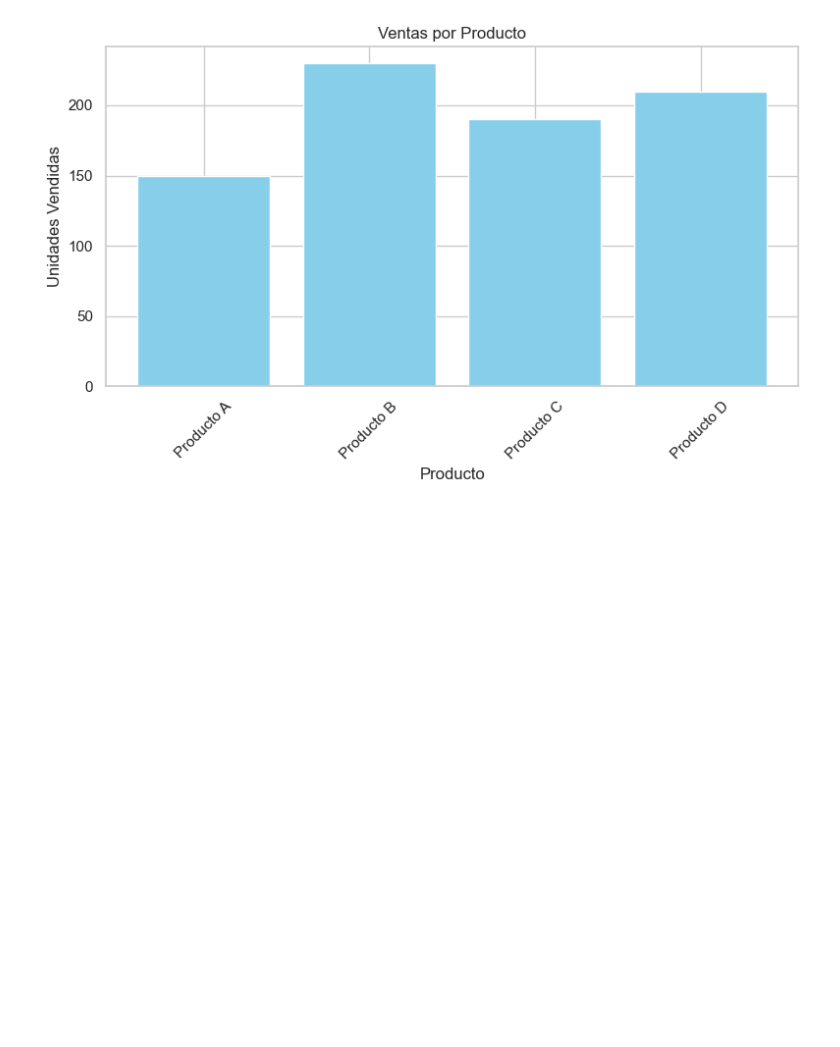
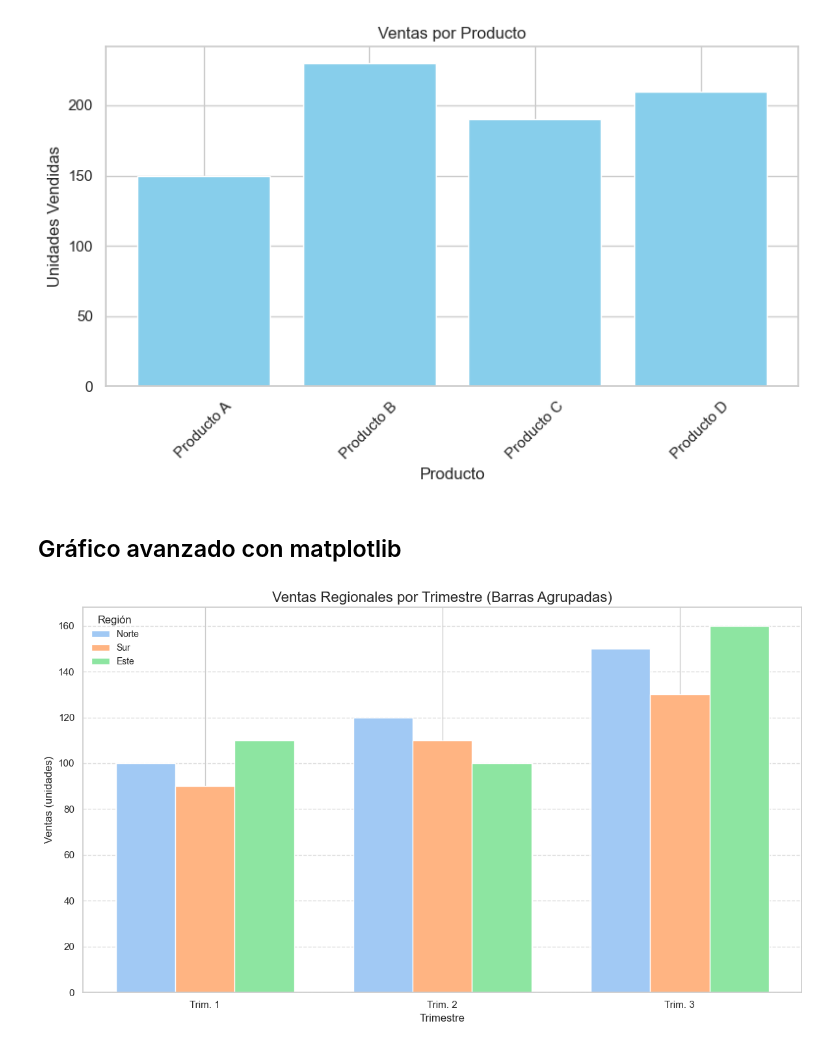
Before and after one commit to dennysrojas/programacion_estadistica, a Jupyter notebook: graficos.ipynb, the cells around one changed output. Saved outputs shown, nothing was run; the diff lists cells and outputs as text; code cells hidden in the pictures; blank space fills up the shorter version.

Commit message:
fix: Se agregan ejemplos

```diff
--- a/graficos.ipynb
+++ b/graficos.ipynb
@@ -249,3 +249,48 @@ plt.tight_layout()
 plt.show()
 # %% [output]
 [figure]
+# %% [markdown]
+## Gráfico avanzado con matplotlib
+# %%
+# --- Datos de Ejemplo (Array 2D de NumPy) ---
+# Filas: Regiones (Norte, Sur, Este)
+# Columnas: Ventas por Trimestre (T1, T2, T3)
+ventas_regionales_2d = np.array([
+    [100, 120, 150], # Región Norte: T1, T2, T3
+    [90, 110, 130],  # Región Sur: T1, T2, T3
+    [110, 100, 160]  # Región Este: T1, T2, T3
+])
+
+n_regiones = ventas_regionales_2d.shape[0]
+n_trimestres = ventas_regionales_2d.shape[1]
+
+etiquetas_regiones = ['Norte', 'Sur', 'Este']
+etiquetas_trimestres = ['Trim. 1', 'Trim. 2', 'Trim. 3']
+
+# --- Creación del Gráfico con API Orientada a Objetos ---
+fig, ax = plt.subplots(figsize=(12, 7))
+
+ancho_barra = 0.25 # Ancho de cada barra individual
+indices = np.arange(n_trimestres) # Posiciones para los grupos de barras (0, 1, 2)
+
+# --- Graficar barras para cada región ---
+for i in range(n_regiones):
+    posiciones_barras = indices + (i - (n_regiones - 1) / 2) * ancho_barra # Calcula la posición x de cada barra en un grupo
+    ax.bar(posiciones_barras, ventas_regionales_2d[i, :],
+           width=ancho_barra,
+           label=etiquetas_regiones[i])
+
+# --- Personalización Avanzada ---
+ax.set_title("Ventas Regionales por Trimestre (Barras Agrupadas)", fontsize=16)
+ax.set_xlabel("Trimestre", fontsize=12)
+ax.set_ylabel("Ventas (unidades)", fontsize=12)
+ax.set_xticks(indices) # Posiciona las etiquetas de los trimestres en el centro de los grupos
+ax.set_xticklabels(etiquetas_trimestres)
+ax.legend(title="Región", fontsize=10)
+ax.grid(True, axis='y', linestyle='--', alpha=0.7) # Cuadrícula solo en el eje Y
+
+# --- Mostrar Gráfico ---
+plt.tight_layout()
+plt.show()
+# %% [output]
+[figure, added]
```
Also changed, not shown: parts of 18 cells of this notebook.
